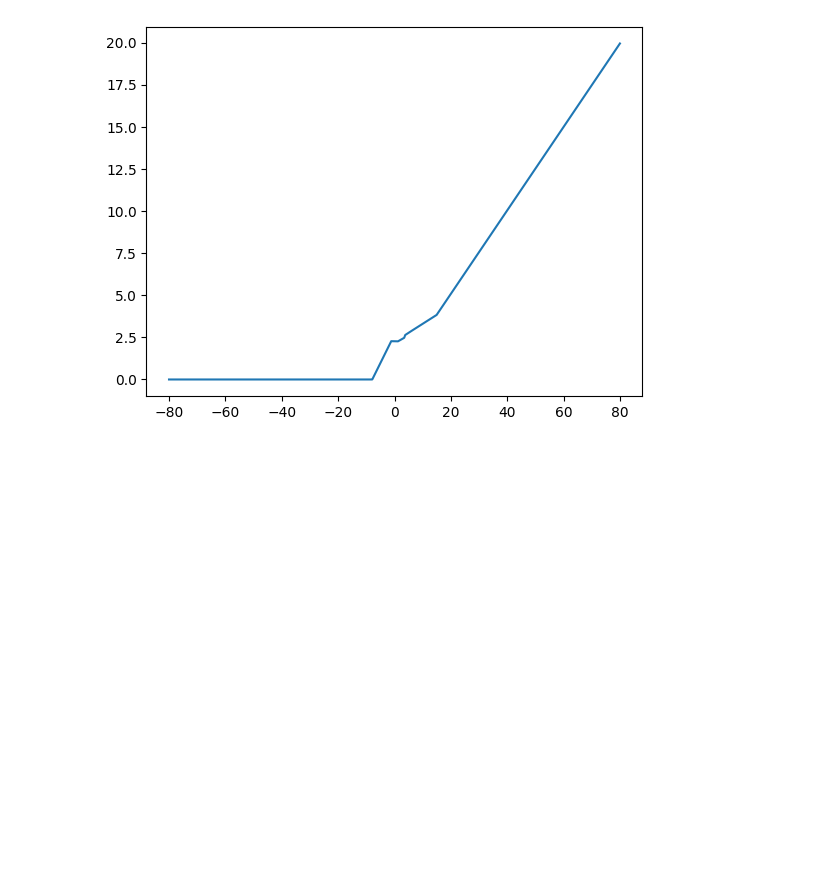
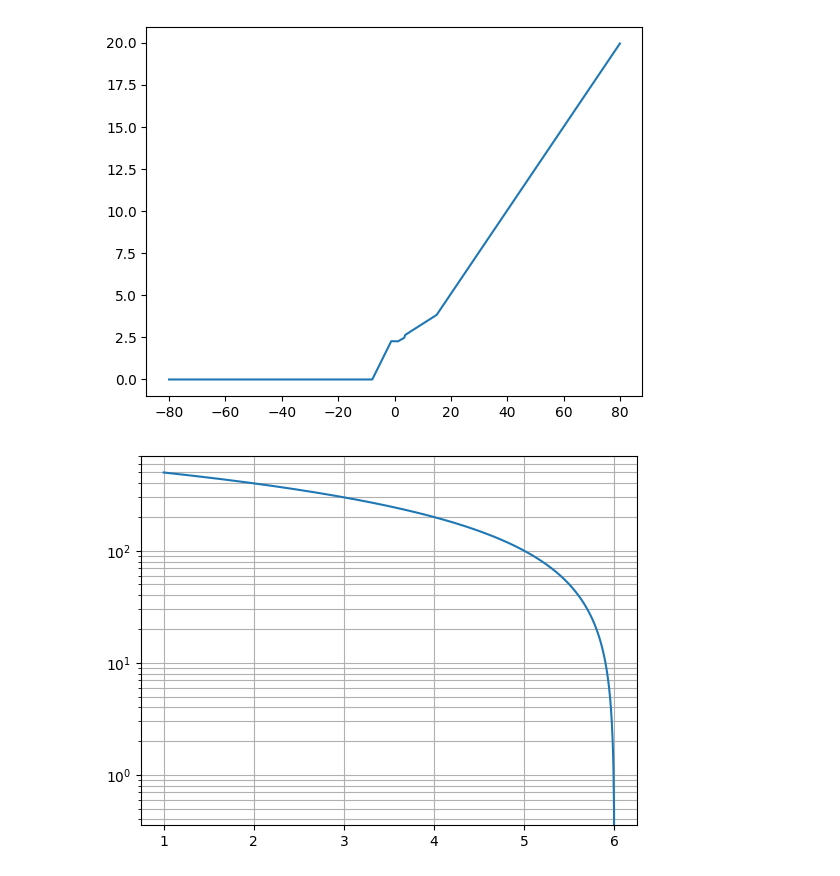
Before and after one commit to artem701/autosim, a Jupyter notebook: doc/autosim.ipynb, the cells around one changed output. Drawn from its saved outputs; the diff is of its cells as text; code cells hidden in the pictures; blank space fills up the shorter version.

```diff
--- a/doc/autosim.ipynb
+++ b/doc/autosim.ipynb
@@ -121,3 +121,16 @@ plt.plot(xs, ys)
 # %% [output]
 [<matplotlib.lines.Line2D at 0x...>]
 [figure]
+# %%
+import matplotlib
+import matplotlib.scale
+import matplotlib.pyplot as plt
+import numpy as np
+
+x = np.linspace(1, 6, 1000)
+y = np.linspace(500, 0, 1000)
+plt.yscale('log')
+plt.plot(x, y)
+plt.grid(which='both')
+# %% [output]
+[figure, added]
```
Also changed, not shown: 6 other files.
